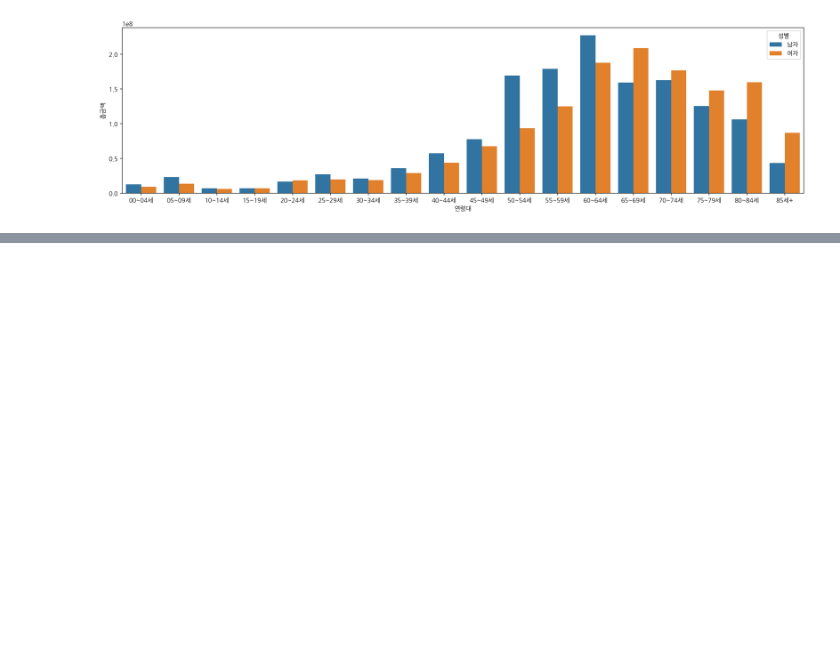
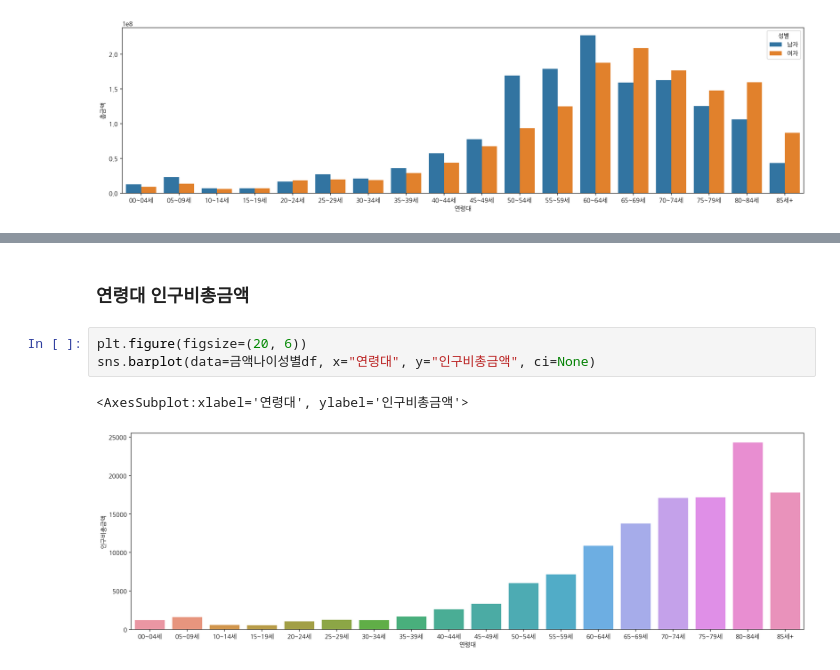
Before and after one commit to JiYoungGoGo/AI7, a Jupyter notebook: miniproject2.ipynb, the cells around one changed output, grey strips where cells are left out. Cells and saved outputs as stored; diff of their text form; blank space fills up the shorter version.

```diff
--- a/miniproject2.ipynb
+++ b/miniproject2.ipynb
@@ -524,0 +483,8 @@ df.pivot_table(index=["연령대", "성별"], values="금액", aggfunc="mean").u
+# %% [markdown]
+### 연령대 인구비총금액
+# %%
+plt.figure(figsize=(20, 6))
+sns.barplot(data=금액나이성별df, x="연령대", y="인구비총금액", ci=None)
+# %% [output]
+<AxesSubplot:xlabel='연령대', ylabel='인구비총금액'>
+[figure, added]
```
Also changed, not shown: parts of 60 cells of this notebook.
